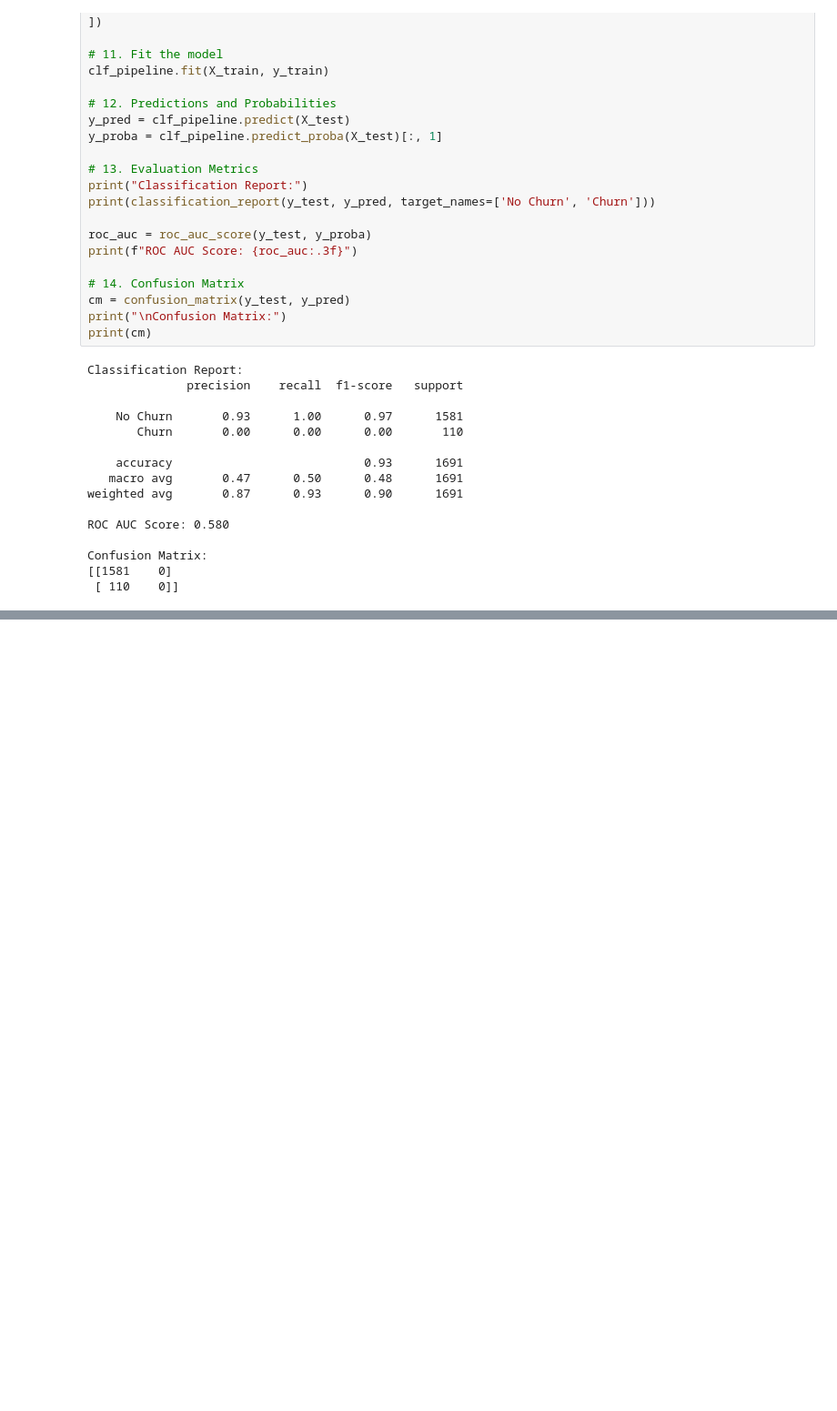
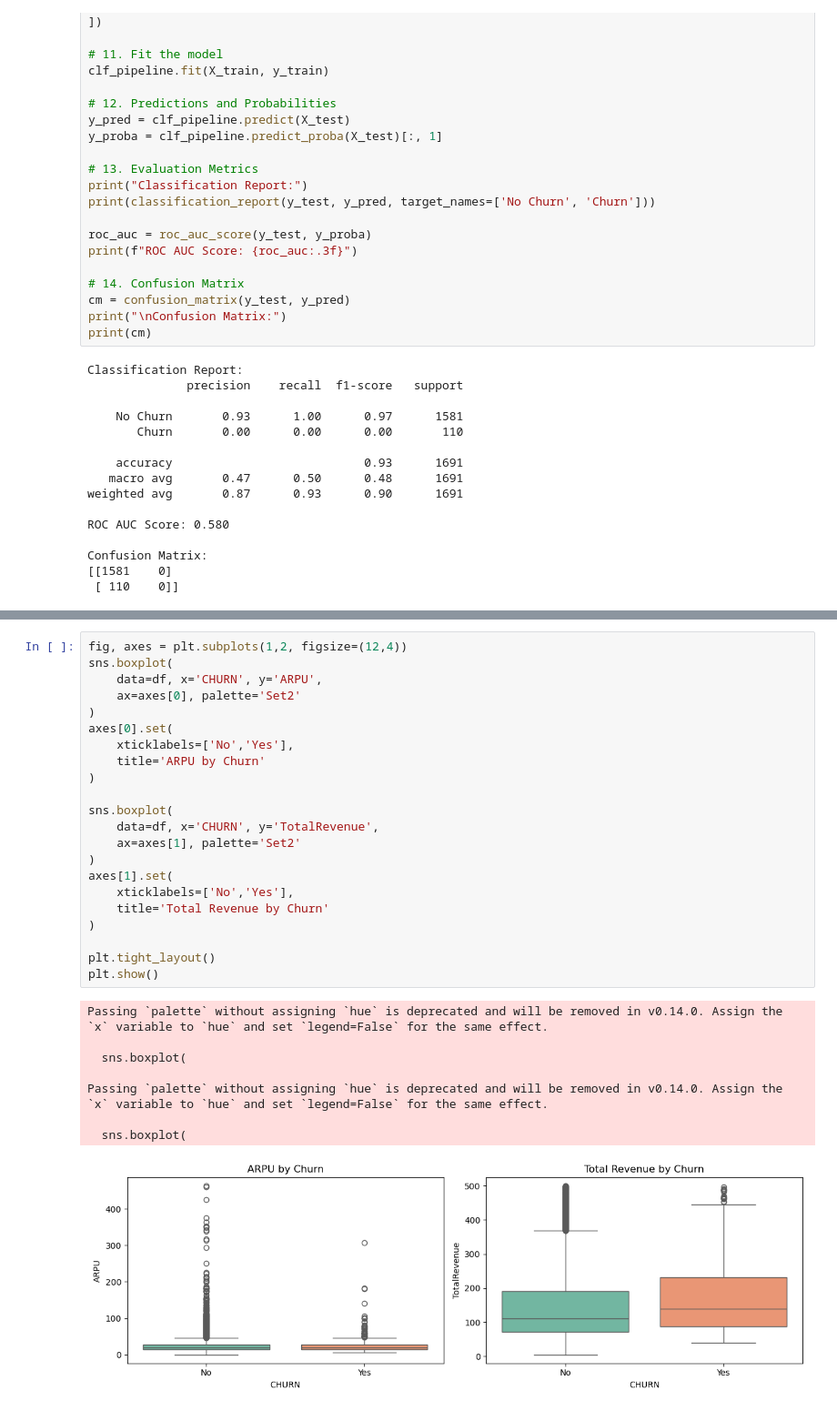
Before and after one commit to mwinsa01/NguyenMwinjuma_Business_Telecom_Customers_Churn, a Jupyter notebook: DS325_final_project.ipynb, the cells around one changed output, grey strips where cells are left out. Shown: that part at 91% size. Cells and saved outputs as stored; diff of their text form; blank space fills up the shorter version.

```diff
--- a/DS325_final_project.ipynb
+++ b/DS325_final_project.ipynb
@@ -329,0 +570,31 @@ Confusion Matrix:
+# %%
+fig, axes = plt.subplots(1,2, figsize=(12,4))
+sns.boxplot(
+    data=df, x='CHURN', y='ARPU',
+    ax=axes[0], palette='Set2'
+)
+axes[0].set(
+    xticklabels=['No','Yes'],
+    title='ARPU by Churn'
+)
+
+sns.boxplot(
+    data=df, x='CHURN', y='TotalRevenue',
+    ax=axes[1], palette='Set2'
+)
+axes[1].set(
+    xticklabels=['No','Yes'],
+    title='Total Revenue by Churn'
+)
+
+plt.tight_layout()
+plt.show()
+# %% [output]
+Passing `palette` without assigning `hue` is deprecated and will be removed in v0.14.0. Assign the `x` variable to `hue` and set `legend=False` for the same effect.
+
+  sns.boxplot(
+
+Passing `palette` without assigning `hue` is deprecated and will be removed in v0.14.0. Assign the `x` variable to `hue` and set `legend=False` for the same effect.
+
+  sns.boxplot(
+[figure, added]
```
Also changed, not shown: parts of 18 cells of this notebook.
